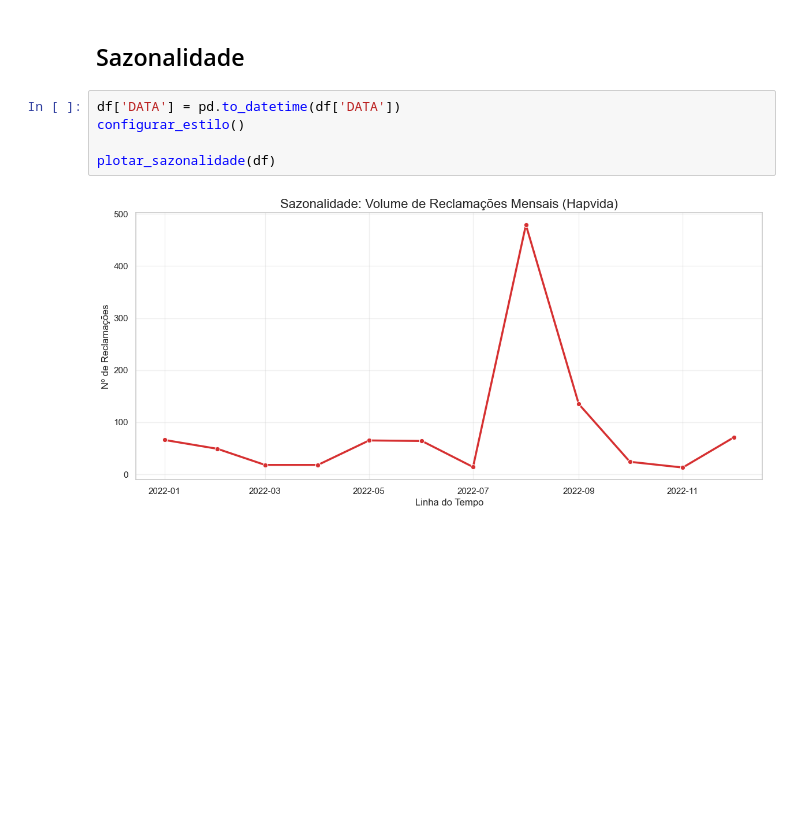
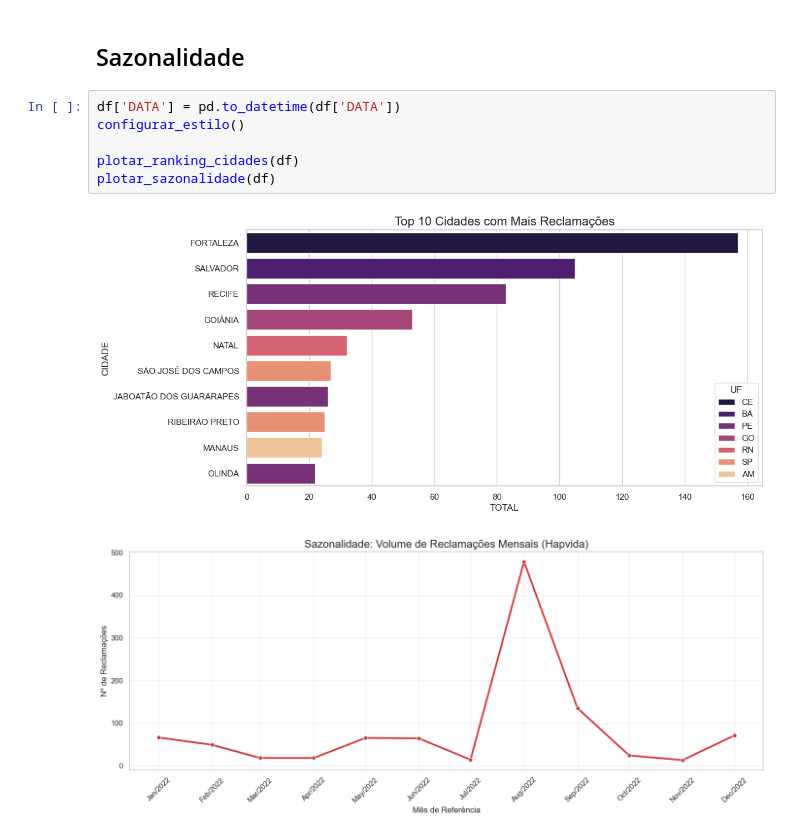
Before and after one commit to Rafilde/consultoria-analitica-hapvida, a Jupyter notebook: notebooks/02_analise_exploratoria.ipynb, the cells around one changed output. Saved outputs shown, nothing was run; the diff lists cells and outputs as text; blank space fills up the shorter version.

```diff
--- a/notebooks/02_analise_exploratoria.ipynb
+++ b/notebooks/02_analise_exploratoria.ipynb
@@ -85,7 +56,9 @@ Error:
 # %%
 df['DATA'] = pd.to_datetime(df['DATA'])
 configurar_estilo()
 
+plotar_ranking_cidades(df)
 plotar_sazonalidade(df)
 # %% [output]
-[figure, old version]
+[figure, new version]
+[figure, added]
```
Also changed, not shown: parts of 6 cells of this notebook, 1 other file.
